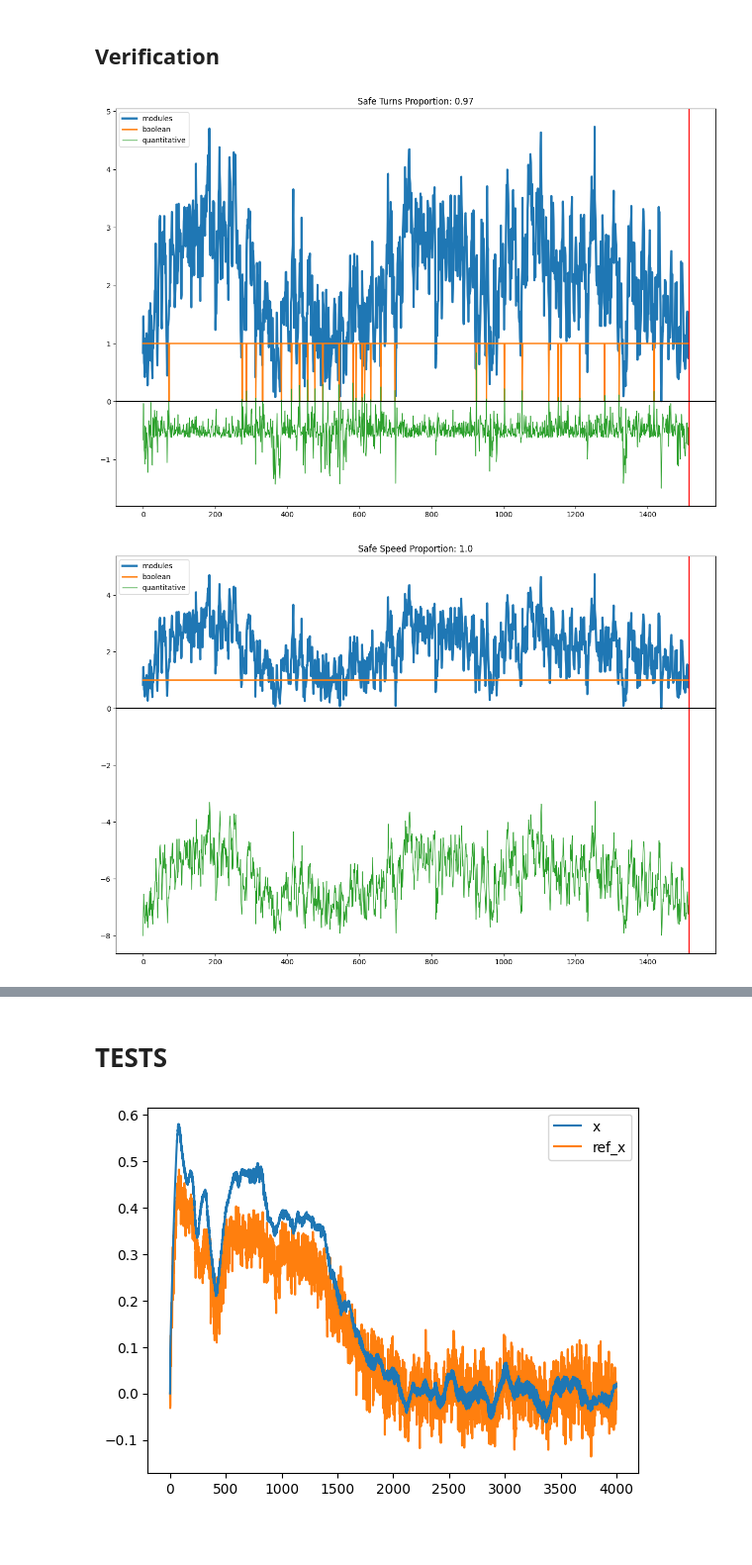
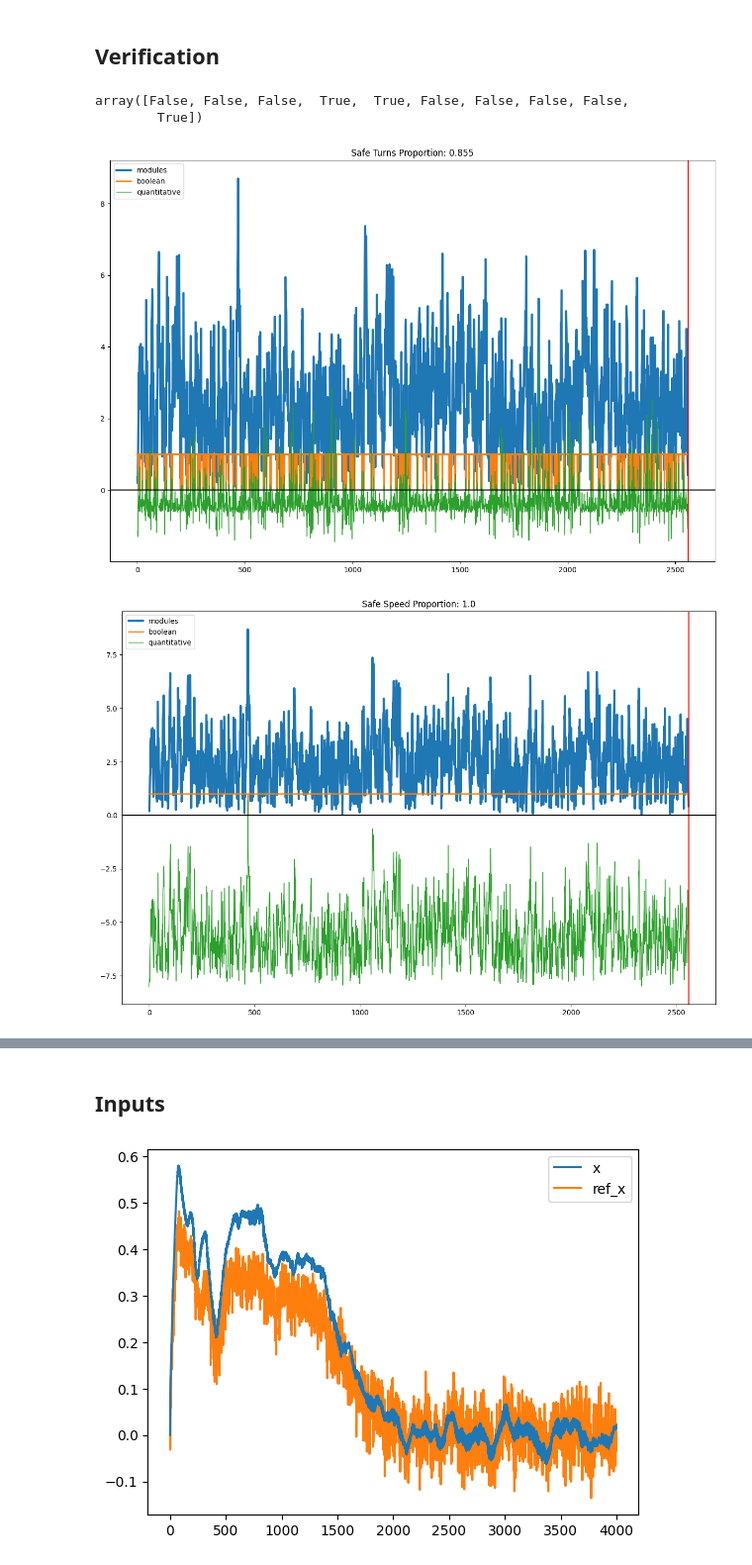
Before and after one commit to Nefasto1/CPS_Project, a Jupyter notebook: Simulation.ipynb, the cells around one changed output, grey strips where cells are left out. Shown at 99% size. Cells and saved outputs as stored; diff of their text form; code cells hidden in the pictures; blank space fills up the shorter version.

Commit message:
Alternative plots and removed useless chunk

```diff
--- a/Simulation.ipynb
+++ b/Simulation.ipynb
@@ -101,5 +104,5 @@ Kp, Ki, Kd = [ 1.881966, 2.13932023, 2.118034 ]
 # %%
-simulations = 100
+simulations = 10
 simulation_time = 2000
 dt = 0.5
 
@@ -124,7 +127,12 @@ ax = draw_trajectory_colored(states, start, obstacles, targets, target_list, has
 # %% [markdown]
 ## Verification
+# %%
+has_collided.any(1)
+# %% [output]
+array([False, False, False,  True,  True, False, False, False, False,
+        True])
 # %%
-verification(states[8], theta_list[8], has_collided[8], has_completed[8], np.clip(targ_dist[8], -20, 20), speed_threshold=8, save=True)
+verification(states[3], theta_list[3], has_collided[3], has_completed[3], np.clip(targ_dist[3], -20, 20), speed_threshold=8, save=True)
 # %% [output]
-[figure, old version]
+[figure, new version]
-[figure, old version]
+[figure, new version]
@@ -133,3 +141,3 @@ verification(states[8], theta_list[8], has_collided[8], has_completed[8], np.cli
 # %% [markdown]
-# TESTS
+## Inputs
 # %%
```
Also changed, not shown: parts of 6 cells of this notebook.
